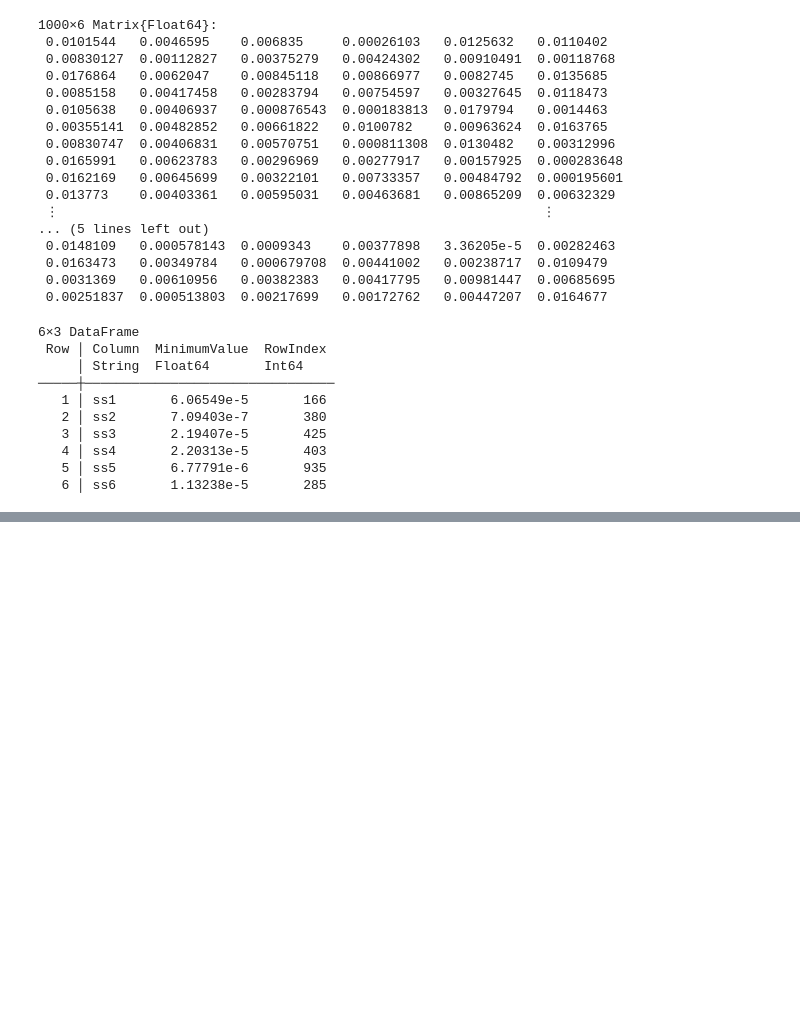
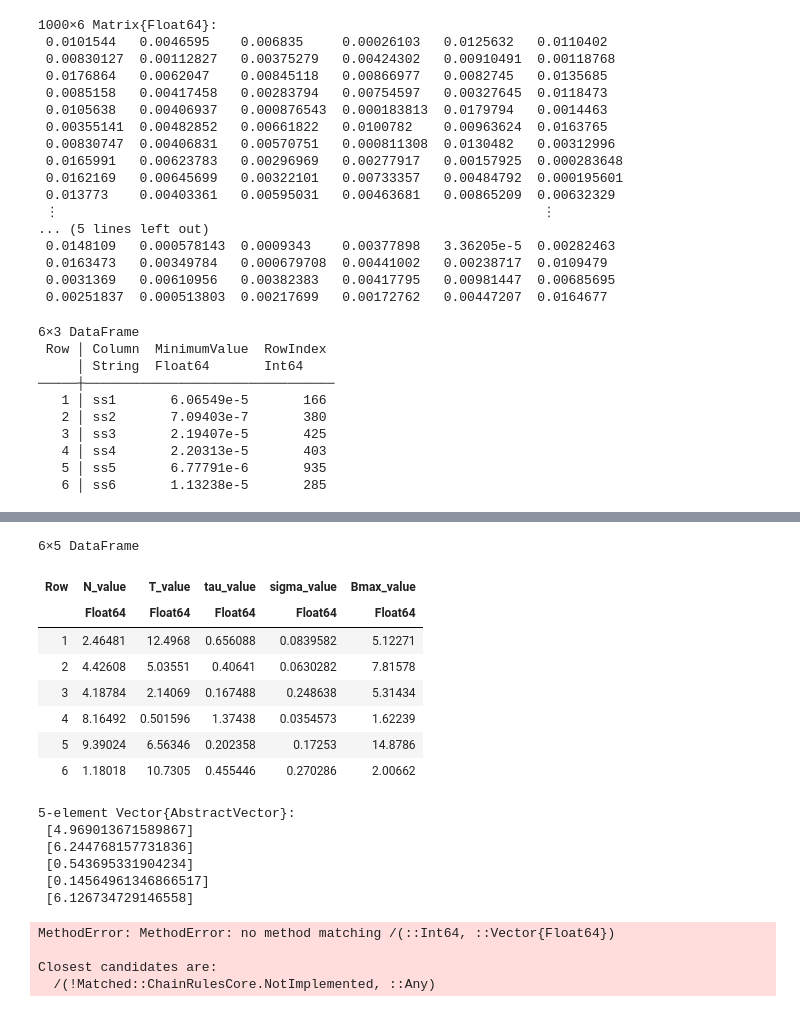
Before and after one commit to Kallo27/LCP_B, a Jupyter notebook: Project/real.ipynb, the cells around one changed output, grey strips where cells are left out. Saved outputs shown, nothing was run; the diff lists cells and outputs as text; code cells hidden in the pictures; blank space fills up the shorter version.

```diff
--- a/Project/real.ipynb
+++ b/Project/real.ipynb
@@ -356,0 +388,43 @@ println(min_values_df)
+# %%
+best_particles = posterior_params[min_values_df.RowIndex, :]
+# %% [output]
+6×5 DataFrame
+| Row | N_value | T_value | tau_value | sigma_value | Bmax_value |
+|  | Float64 | Float64 | Float64 | Float64 | Float64 |
+| 1 | 2.46481 | 12.4968 | 0.656088 | 0.0839582 | 5.12271 |
+| 2 | 4.42608 | 5.03551 | 0.40641 | 0.0630282 | 7.81578 |
+| 3 | 4.18784 | 2.14069 | 0.167488 | 0.248638 | 5.31434 |
+| 4 | 8.16492 | 0.501596 | 1.37438 | 0.0354573 | 1.62239 |
+| 5 | 9.39024 | 6.56346 | 0.202358 | 0.17253 | 14.8786 |
+| 6 | 1.18018 | 10.7305 | 0.455446 | 0.270286 | 2.00662 |
+# %%
+mean_values = combine(best_particles, names(best_particles) .=> mean)
+
+# Display the mean values
+par = collect(eachcol(mean_values))[:]
+# %% [output]
+5-element Vector{AbstractVector}:
+ [4.969013671589867]
+ [6.244768157731836]
+ [0.543695331904234]
+ [0.14564961346866517]
+ [6.126734729146558]
+# %%
+# DATA SIMULATION
+
+# Data simulation with the chosen parameter
+
+prob = SDDEProblem(MagneticField, noise!, B0, h, tspan, par)
+sol = solve(prob, EM(), dt = dt)
+
+# Important solution data that are necessary afterwards
+t = sol.t
+u = sol[1, :]
+
+Plots.plot(t, u, label = "B(t)", xlabel = "Time", ylabel = "Magnetic Field Strength",
+               title = "Simulated data", linewidth = 1)
+# %% [output]
+MethodError: MethodError: no method matching /(::Int64, ::Vector{Float64})
+
+Closest candidates are:
+  /(!Matched::ChainRulesCore.NotImplemented, ::Any)
```
Also changed, not shown: parts of 2 cells of this notebook, 5 other files.
